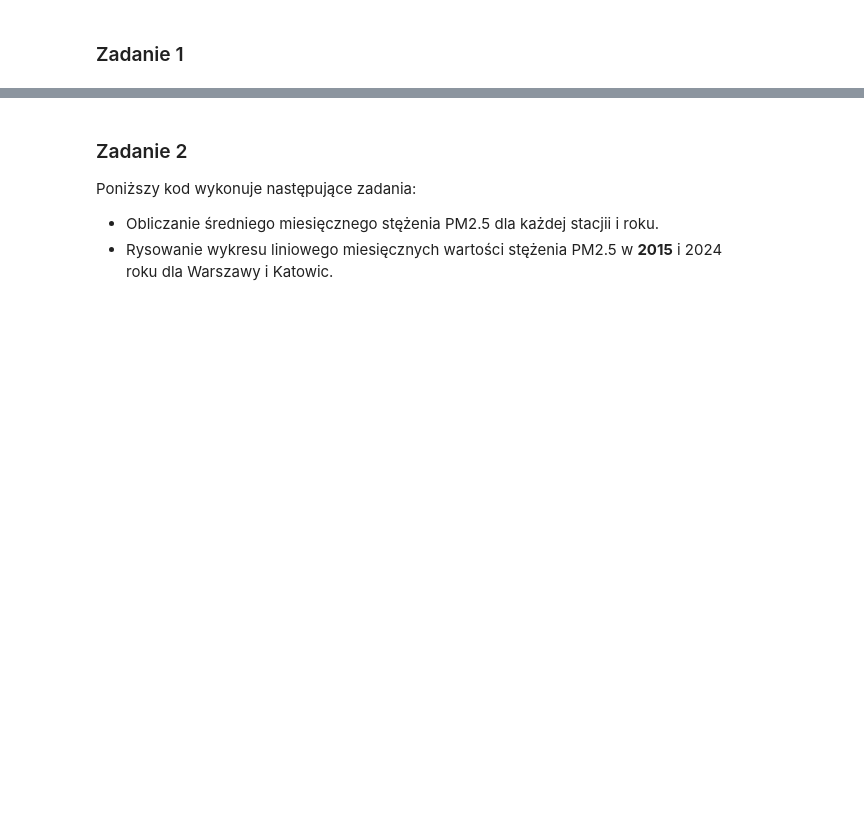
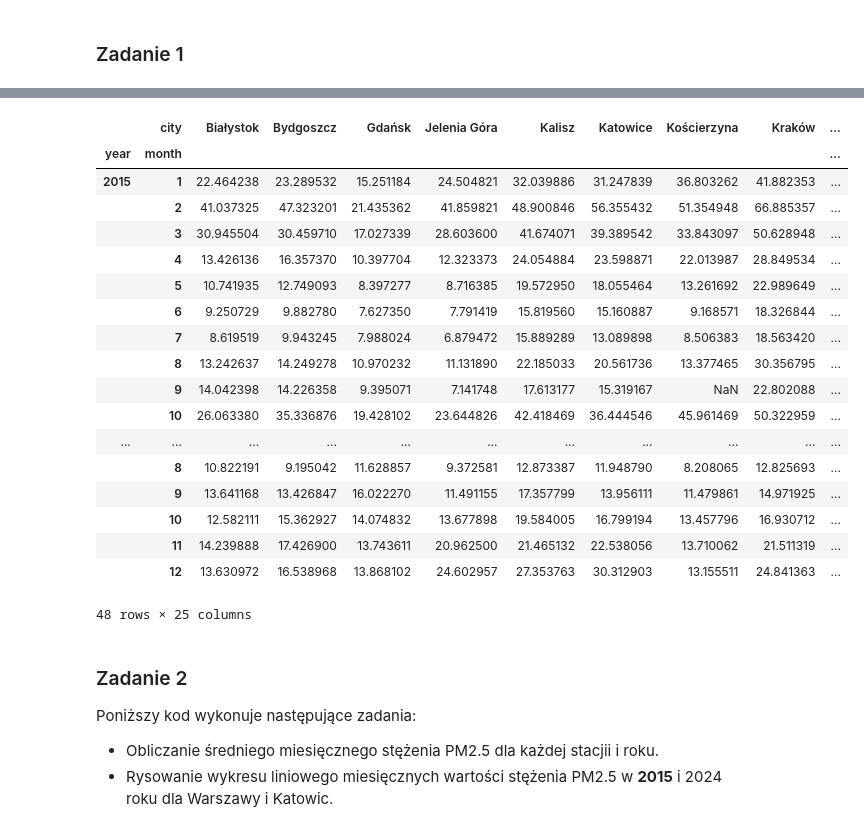
Before and after one commit to zlewkarzbenc/ztp4, a Jupyter notebook: main.ipynb, the cells around one changed output, grey strips where cells are left out. Saved outputs shown, nothing was run; the diff lists cells and outputs as text; code cells hidden in the pictures; blank space fills up the shorter version.

```diff
--- a/main.ipynb
+++ b/main.ipynb
@@ -192,0 +186,3 @@ all_data.to_csv("all_data.csv", index=False)
+# %%
+all_data = pd.read_csv("all_data.csv")
+data = all_data.copy()
@@ -192,0 +290,43 @@ all_data.to_csv("all_data.csv", index=False)
+# %%
+meta_cols = {"Kod stacji", "year", "month"}
+station_cols = [c for c in data.columns if c not in meta_cols]
+
+no_metadata_df = data.drop("Kod stacji", axis=1)
+
+long = no_metadata_df.melt(id_vars=["year", "month"], value_vars=station_cols, var_name="station", value_name="pm2.5")
+#long["station"].iloc[3]
+
+long["city"] = long["station"].str.extract(r"'([^']+)'")
+long.drop("station", axis=1, inplace=True)
+
+
+## perform the actual aggregation
+long["pm2.5"] = pd.to_numeric(long["pm2.5"], errors="coerce")
+monthly_avg = long.groupby(["year", "month", "city"], as_index=False).mean(numeric_only=True)
+(monthly_avg
+.pivot(
+    index=["year", "month"],
+    columns="city",
+    values="pm2.5"
+)
+.sort_index())
+# %% [output]
+|  | city | Białystok | Bydgoszcz | Gdańsk | Jelenia Góra | Kalisz | Katowice | Kościerzyna | Kraków | ... |
+| year | month |  |  |  |  |  |  |  |  | ... |
+| 2015 | 1 | 22.464238 | 23.289532 | 15.251184 | 24.504821 | 32.039886 | 31.247839 | 36.803262 | 41.882353 | ... |
+|  | 2 | 41.037325 | 47.323201 | 21.435362 | 41.859821 | 48.900846 | 56.355432 | 51.354948 | 66.885357 | ... |
+|  | 3 | 30.945504 | 30.459710 | 17.027339 | 28.603600 | 41.674071 | 39.389542 | 33.843097 | 50.628948 | ... |
+|  | 4 | 13.426136 | 16.357370 | 10.397704 | 12.323373 | 24.054884 | 23.598871 | 22.013987 | 28.849534 | ... |
+|  | 5 | 10.741935 | 12.749093 | 8.397277 | 8.716385 | 19.572950 | 18.055464 | 13.261692 | 22.989649 | ... |
+|  | 6 | 9.250729 | 9.882780 | 7.627350 | 7.791419 | 15.819560 | 15.160887 | 9.168571 | 18.326844 | ... |
+|  | 7 | 8.619519 | 9.943245 | 7.988024 | 6.879472 | 15.889289 | 13.089898 | 8.506383 | 18.563420 | ... |
+|  | 8 | 13.242637 | 14.249278 | 10.970232 | 11.131890 | 22.185033 | 20.561736 | 13.377465 | 30.356795 | ... |
+|  | 9 | 14.042398 | 14.226358 | 9.395071 | 7.141748 | 17.613177 | 15.319167 | NaN | 22.802088 | ... |
+|  | 10 | 26.063380 | 35.336876 | 19.428102 | 23.644826 | 42.418469 | 36.444546 | 45.961469 | 50.322959 | ... |
+| ... | ... | ... | ... | ... | ... | ... | ... | ... | ... | ... |
+|  | 8 | 10.822191 | 9.195042 | 11.628857 | 9.372581 | 12.873387 | 11.948790 | 8.208065 | 12.825693 | ... |
+|  | 9 | 13.641168 | 13.426847 | 16.022270 | 11.491155 | 17.357799 | 13.956111 | 11.479861 | 14.971925 | ... |
+|  | 10 | 12.582111 | 15.362927 | 14.074832 | 13.677898 | 19.584005 | 16.799194 | 13.457796 | 16.930712 | ... |
+|  | 11 | 14.239888 | 17.426900 | 13.743611 | 20.962500 | 21.465132 | 22.538056 | 13.710062 | 21.511319 | ... |
+|  | 12 | 13.630972 | 16.538968 | 13.868102 | 24.602957 | 27.353763 | 30.312903 | 13.155511 | 24.841363 | ... |
+48 rows × 25 columns
```
Also changed, not shown: parts of 13 cells of this notebook.
